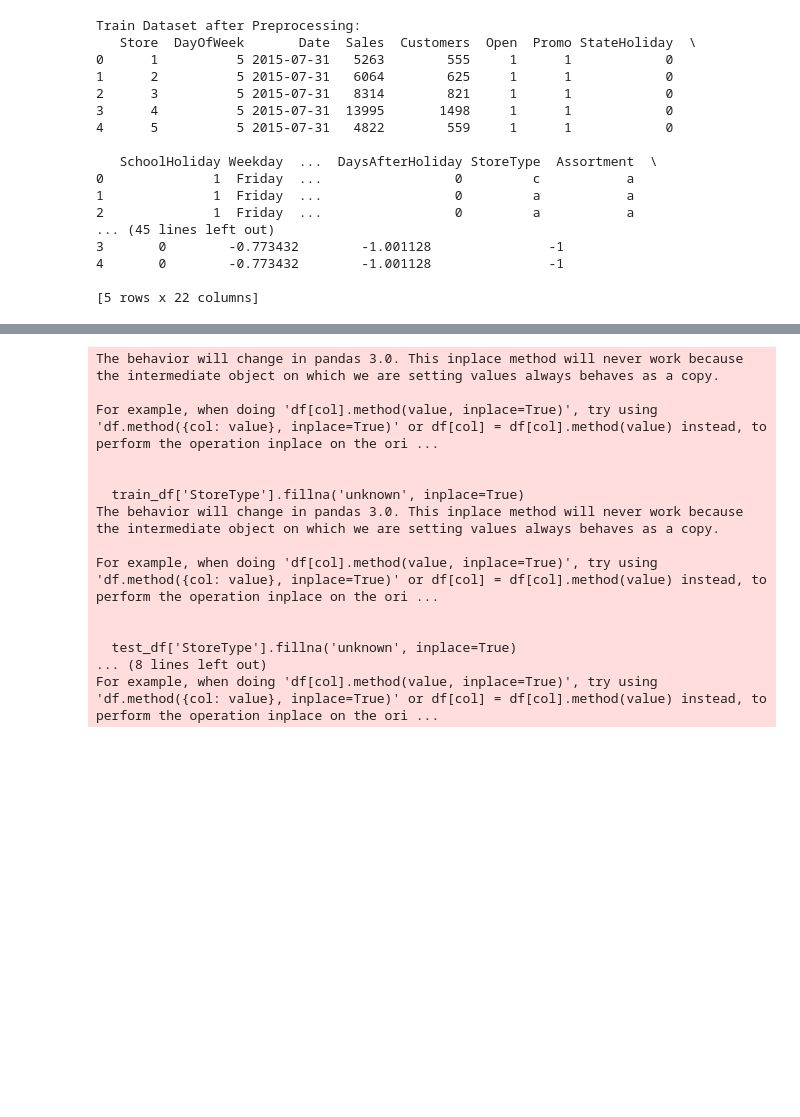
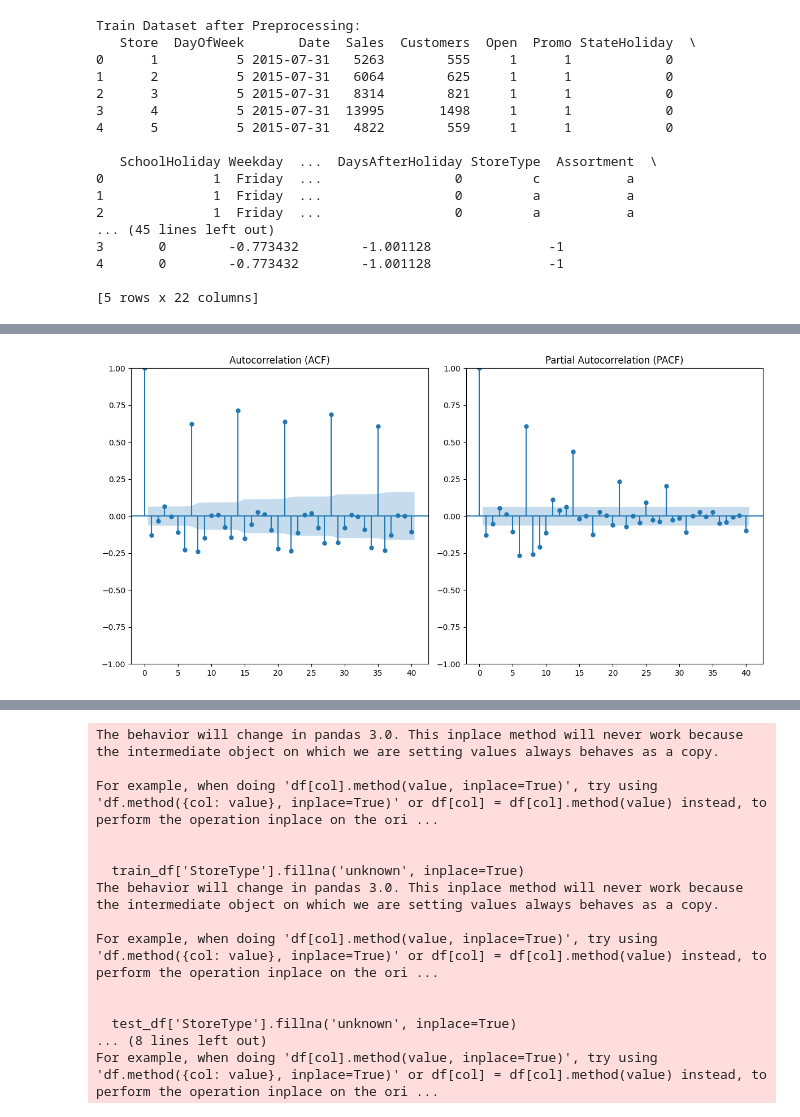
Before and after one commit to Semir1r/Rossmann_Pharmaceuticals_sales_forecast, a Jupyter notebook: notebooks/sales_prediction.ipynb, the cells around one changed output, grey strips where cells are left out. Cells and saved outputs as stored; diff of their text form; code cells hidden in the pictures; blank space fills up the shorter version.

```diff
--- a/notebooks/sales_prediction.ipynb
+++ b/notebooks/sales_prediction.ipynb
@@ -434,0 +351,28 @@ Validation RMSE: 829.5788933576891
+# %%
+import matplotlib.pyplot as plt
+from statsmodels.graphics.tsaplots import plot_acf, plot_pacf
+import pandas as pd
+
+def check_autocorrelation(store_data):
+    """
+    Function to check autocorrelation and partial autocorrelation
+    """
+    # Calculate Autocorrelation (ACF) and Partial Autocorrelation (PACF)
+    plt.figure(figsize=(12, 6))
+
+    # ACF plot: Shows correlation between the series and its lagged versions
+    plt.subplot(121)
+    plot_acf(store_data['Sales'], lags=40, ax=plt.gca(), title="Autocorrelation (ACF)")
+
+    # PACF plot: Shows the partial correlation after removing the influence of shorter lags
+    plt.subplot(122)
+    plot_pacf(store_data['Sales'], lags=40, ax=plt.gca(), title="Partial Autocorrelation (PACF)")
+
+    # Show the plots
+    plt.tight_layout()
+    plt.show()
+
+# Example usage
+check_autocorrelation(store_data)
+# %% [output]
+[figure, added]
```
Also changed, not shown: parts of 4 cells of this notebook, 20 other files.
